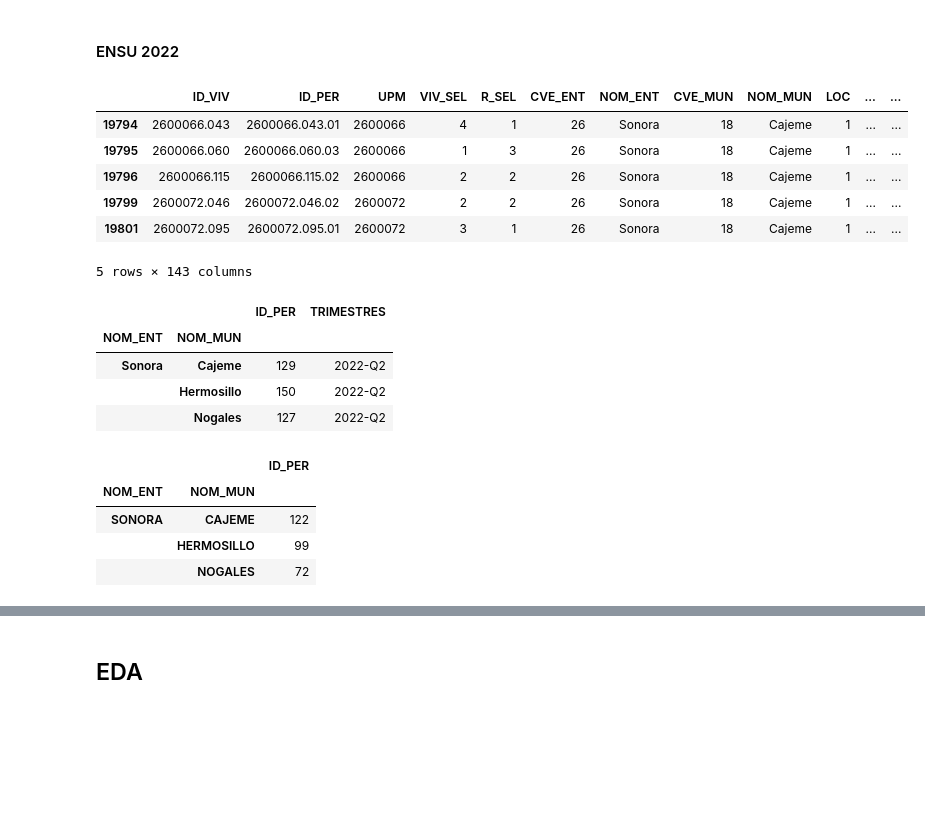
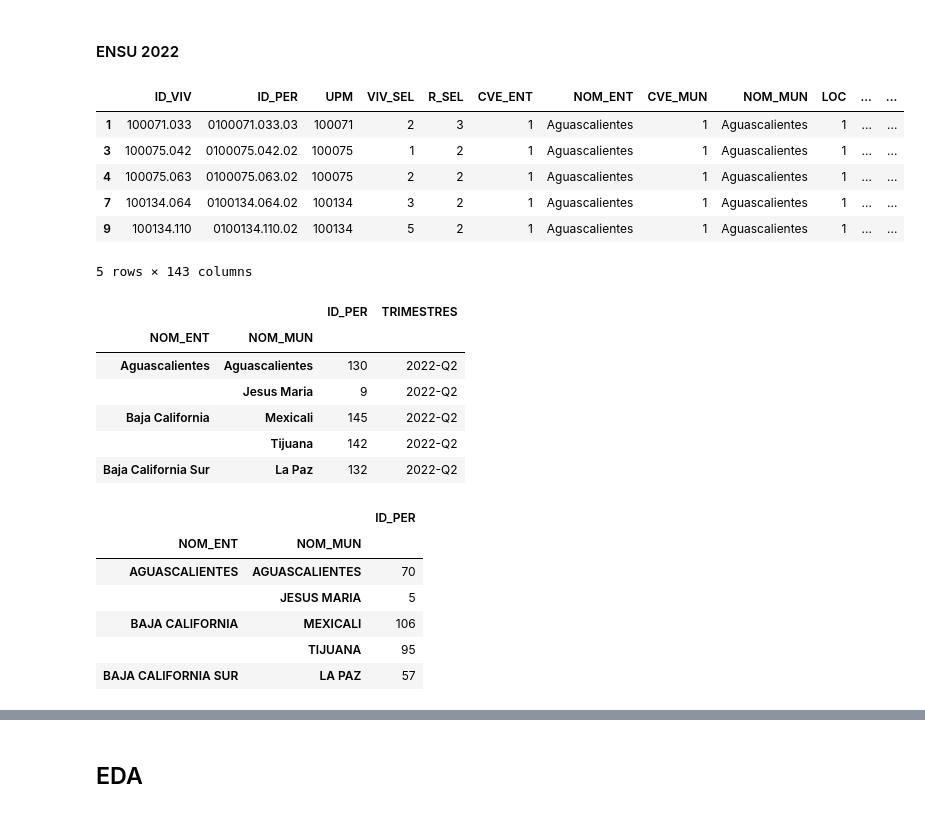
Before and after one commit to Lay94/mcd-unison-proyecto2, a Jupyter notebook: analizando_datos.ipynb, the cells around one changed output, grey strips where cells are left out. Saved outputs shown, nothing was run; the diff lists cells and outputs as text; code cells hidden in the pictures; blank space fills up the shorter version.

```diff
--- a/analizando_datos.ipynb
+++ b/analizando_datos.ipynb
@@ -232,19 +361,19 @@ df_sesnsp_crimenes.head()
 # %% [markdown]
 #### ENSU 2022
 # %%
-#Obteniendo datos sobre la cantidad de mujeres encuestadas en Sonora
+#Obteniendo datos sobre la cantidad de mujeres encuestadas
 
-df_mujer_1t = df_1t[(df_1t['SEXO'] == 2) & (df_1t['CVE_ENT'] == 26)]
-df_mujer_2t = df_2t[(df_2t['SEXO'] == 2) & (df_2t['CVE_ENT'] == 26)]
-df_mujer_3t = df_3t[(df_3t['SEXO'] == 2) & (df_3t['CVE_ENT'] == 26)]
+df_mujer_1t = df_1t[(df_1t['SEXO'] == 2)]
+df_mujer_2t = df_2t[(df_2t['SEXO'] == 2)]
+df_mujer_3t = df_3t[(df_3t['SEXO'] == 2)]
 df_mujer_2t.head()
 # %% [output]
 |  | ID_VIV | ID_PER | UPM | VIV_SEL | R_SEL | CVE_ENT | NOM_ENT | CVE_MUN | NOM_MUN | LOC | ... | ... |
-| 19794 | 2600066.043 | 2600066.043.01 | 2600066 | 4 | 1 | 26 | Sonora | 18 | Cajeme | 1 | ... | ... |
-| 19795 | 2600066.060 | 2600066.060.03 | 2600066 | 1 | 3 | 26 | Sonora | 18 | Cajeme | 1 | ... | ... |
-| 19796 | 2600066.115 | 2600066.115.02 | 2600066 | 2 | 2 | 26 | Sonora | 18 | Cajeme | 1 | ... | ... |
-| 19799 | 2600072.046 | 2600072.046.02 | 2600072 | 2 | 2 | 26 | Sonora | 18 | Cajeme | 1 | ... | ... |
-| 19801 | 2600072.095 | 2600072.095.01 | 2600072 | 3 | 1 | 26 | Sonora | 18 | Cajeme | 1 | ... | ... |
+| 1 | 100071.033 | 0100071.033.03 | 100071 | 2 | 3 | 1 | Aguascalientes | 1 | Aguascalientes | 1 | ... | ... |
+| 3 | 100075.042 | 0100075.042.02 | 100075 | 1 | 2 | 1 | Aguascalientes | 1 | Aguascalientes | 1 | ... | ... |
+| 4 | 100075.063 | 0100075.063.02 | 100075 | 2 | 2 | 1 | Aguascalientes | 1 | Aguascalientes | 1 | ... | ... |
+| 7 | 100134.064 | 0100134.064.02 | 100134 | 3 | 2 | 1 | Aguascalientes | 1 | Aguascalientes | 1 | ... | ... |
+| 9 | 100134.110 | 0100134.110.02 | 100134 | 5 | 2 | 1 | Aguascalientes | 1 | Aguascalientes | 1 | ... | ... |
 5 rows × 143 columns
 # %%
 # Cantidad de mujeres encuestadas por municipios
@@ -263,9 +392,11 @@ df_encuesta_2.head()
 # %% [output]
 |  |  | ID_PER | TRIMESTRES |
 | NOM_ENT | NOM_MUN |  |  |
-| Sonora | Cajeme | 129 | 2022-Q2 |
-|  | Hermosillo | 150 | 2022-Q2 |
-|  | Nogales | 127 | 2022-Q2 |
+| Aguascalientes | Aguascalientes | 130 | 2022-Q2 |
+|  | Jesus Maria | 9 | 2022-Q2 |
+| Baja California | Mexicali | 145 | 2022-Q2 |
+|  | Tijuana | 142 | 2022-Q2 |
+| Baja California Sur | La Paz | 132 | 2022-Q2 |
 # %%
 # Obteniendo datos sobre la cantidad de mujeres encuestadas que creen q su ciudad es insegura
 df_ciudad_1t = df_mujer_1t[df_mujer_1t['BP1_1'] == 2]
@@ -285,7 +416,9 @@ violencia_estados_3.head()
 # %% [output]
 |  |  | ID_PER |
 | NOM_ENT | NOM_MUN |  |
-| SONORA | CAJEME | 122 |
-|  | HERMOSILLO | 99 |
-|  | NOGALES | 72 |
+| AGUASCALIENTES | AGUASCALIENTES | 70 |
+|  | JESUS MARIA | 5 |
+| BAJA CALIFORNIA | MEXICALI | 106 |
+|  | TIJUANA | 95 |
+| BAJA CALIFORNIA SUR | LA PAZ | 57 |
 # %%
```
Also changed, not shown: parts of 48 cells of this notebook, 3 other files.
